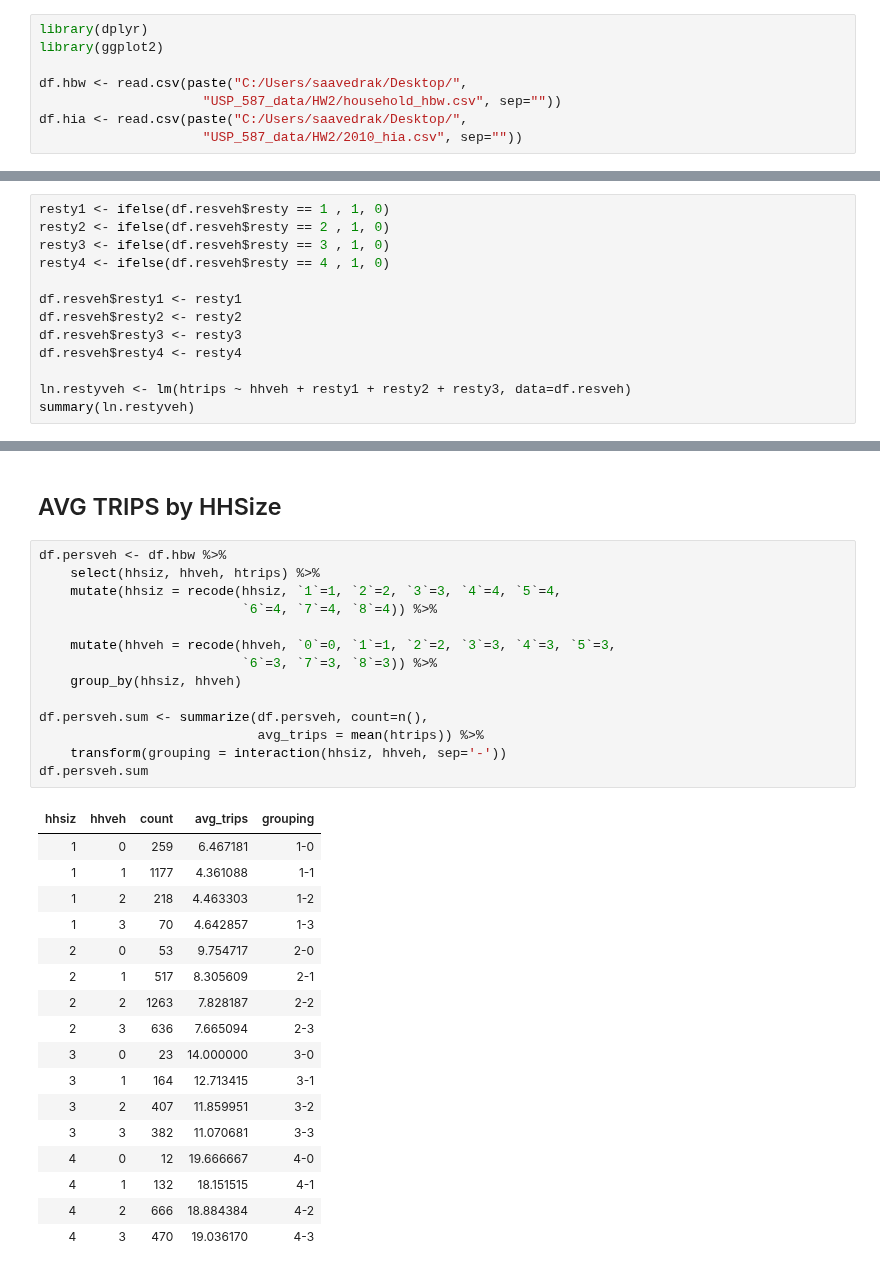
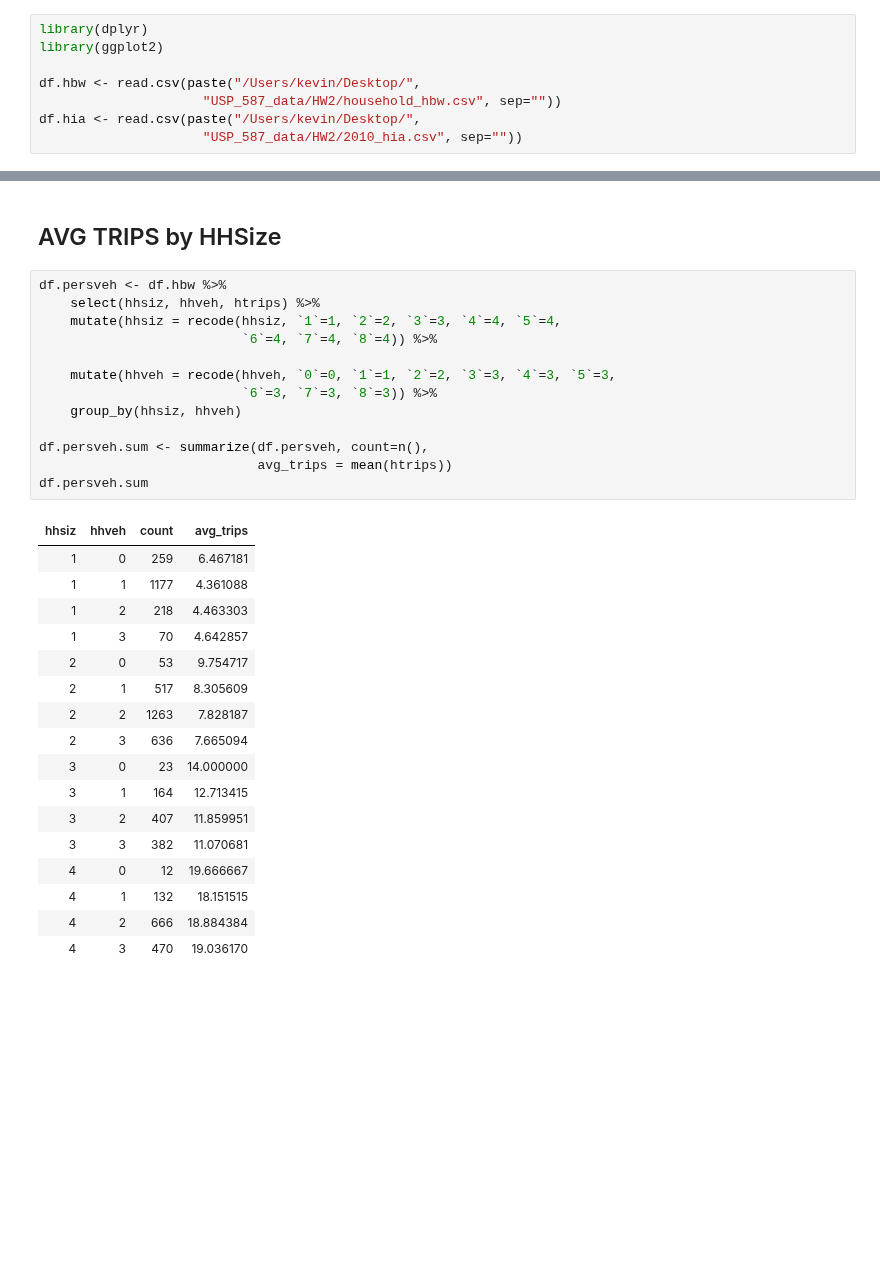
Before and after one commit to saashimi/USP_587, a Jupyter notebook: hw2.ipynb, the cells around one changed output, grey strips where cells are left out. Drawn from its saved outputs; the diff is of its cells as text; blank space fills up the shorter version.

```diff
--- a/hw2.ipynb
+++ b/hw2.ipynb
@@ -2,9 +2,9 @@
 library(dplyr)
 library(ggplot2)
 
-df.hbw <- read.csv(paste("C:/Users/saavedrak/Desktop/",
+df.hbw <- read.csv(paste("/Users/kevin/Desktop/",
                      "USP_587_data/HW2/household_hbw.csv", sep=""))
-df.hia <- read.csv(paste("C:/Users/saavedrak/Desktop/",
+df.hia <- read.csv(paste("/Users/kevin/Desktop/",
                      "USP_587_data/HW2/2010_hia.csv", sep=""))
 # %%
 df.resveh <- df.hbw %>%
@@ -34,16 +34,3 @@ df.resveh.sum
 | 4 | 1 | 61 | 5.213115 |
 | 4 | 2 | 21 | 6.428571 |
 | 4 | 3 | 15 | 7.333333 |
-# %%
-resty1 <- ifelse(df.resveh$resty == 1 , 1, 0)
-resty2 <- ifelse(df.resveh$resty == 2 , 1, 0)
-resty3 <- ifelse(df.resveh$resty == 3 , 1, 0)
-resty4 <- ifelse(df.resveh$resty == 4 , 1, 0)
-
-df.resveh$resty1 <- resty1
-df.resveh$resty2 <- resty2
-df.resveh$resty3 <- resty3
-df.resveh$resty4 <- resty4
-
-ln.restyveh <- lm(htrips ~ hhveh + resty1 + resty2 + resty3, data=df.resveh)
-summary(ln.restyveh)
@@ -105,35 +82,34 @@ predict(lnveh, data, interval="predict")
 # %%
 df.persveh <- df.hbw %>%
     select(hhsiz, hhveh, htrips) %>%
     mutate(hhsiz = recode(hhsiz, `1`=1, `2`=2, `3`=3, `4`=4, `5`=4,
                           `6`=4, `7`=4, `8`=4)) %>%
 
     mutate(hhveh = recode(hhveh, `0`=0, `1`=1, `2`=2, `3`=3, `4`=3, `5`=3,
                           `6`=3, `7`=3, `8`=3)) %>%
     group_by(hhsiz, hhveh)
 
 df.persveh.sum <- summarize(df.persveh, count=n(),
-                            avg_trips = mean(htrips)) %>%
-    transform(grouping = interaction(hhsiz, hhveh, sep='-'))
+                            avg_trips = mean(htrips))
 df.persveh.sum
 # %% [output]
-| hhsiz | hhveh | count | avg_trips | grouping |
-| 1 | 0 | 259 | 6.467181 | 1-0 |
-| 1 | 1 | 1177 | 4.361088 | 1-1 |
-| 1 | 2 | 218 | 4.463303 | 1-2 |
-| 1 | 3 | 70 | 4.642857 | 1-3 |
-| 2 | 0 | 53 | 9.754717 | 2-0 |
-| 2 | 1 | 517 | 8.305609 | 2-1 |
-| 2 | 2 | 1263 | 7.828187 | 2-2 |
-| 2 | 3 | 636 | 7.665094 | 2-3 |
-| 3 | 0 | 23 | 14.000000 | 3-0 |
-| 3 | 1 | 164 | 12.713415 | 3-1 |
-| 3 | 2 | 407 | 11.859951 | 3-2 |
-| 3 | 3 | 382 | 11.070681 | 3-3 |
-| 4 | 0 | 12 | 19.666667 | 4-0 |
-| 4 | 1 | 132 | 18.151515 | 4-1 |
-| 4 | 2 | 666 | 18.884384 | 4-2 |
-| 4 | 3 | 470 | 19.036170 | 4-3 |
+| hhsiz | hhveh | count | avg_trips |
+| 1 | 0 | 259 | 6.467181 |
+| 1 | 1 | 1177 | 4.361088 |
+| 1 | 2 | 218 | 4.463303 |
+| 1 | 3 | 70 | 4.642857 |
+| 2 | 0 | 53 | 9.754717 |
+| 2 | 1 | 517 | 8.305609 |
+| 2 | 2 | 1263 | 7.828187 |
+| 2 | 3 | 636 | 7.665094 |
+| 3 | 0 | 23 | 14.000000 |
+| 3 | 1 | 164 | 12.713415 |
+| 3 | 2 | 407 | 11.859951 |
+| 3 | 3 | 382 | 11.070681 |
+| 4 | 0 | 12 | 19.666667 |
+| 4 | 1 | 132 | 18.151515 |
+| 4 | 2 | 666 | 18.884384 |
+| 4 | 3 | 470 | 19.036170 |
 # %%
 fit <- lm(avg_trips ~ hhsiz + hhveh, data=df.persveh.sum)
 print(fit)
```
Also changed, not shown: parts of 6 cells of this notebook.
